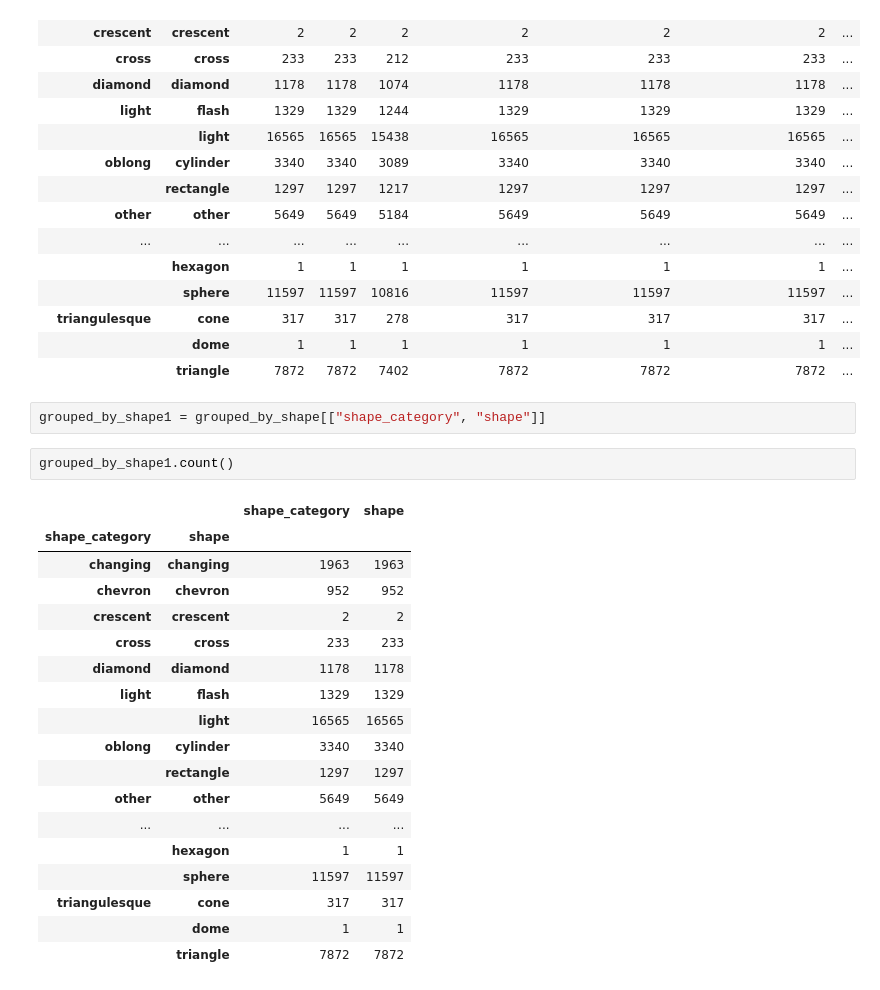
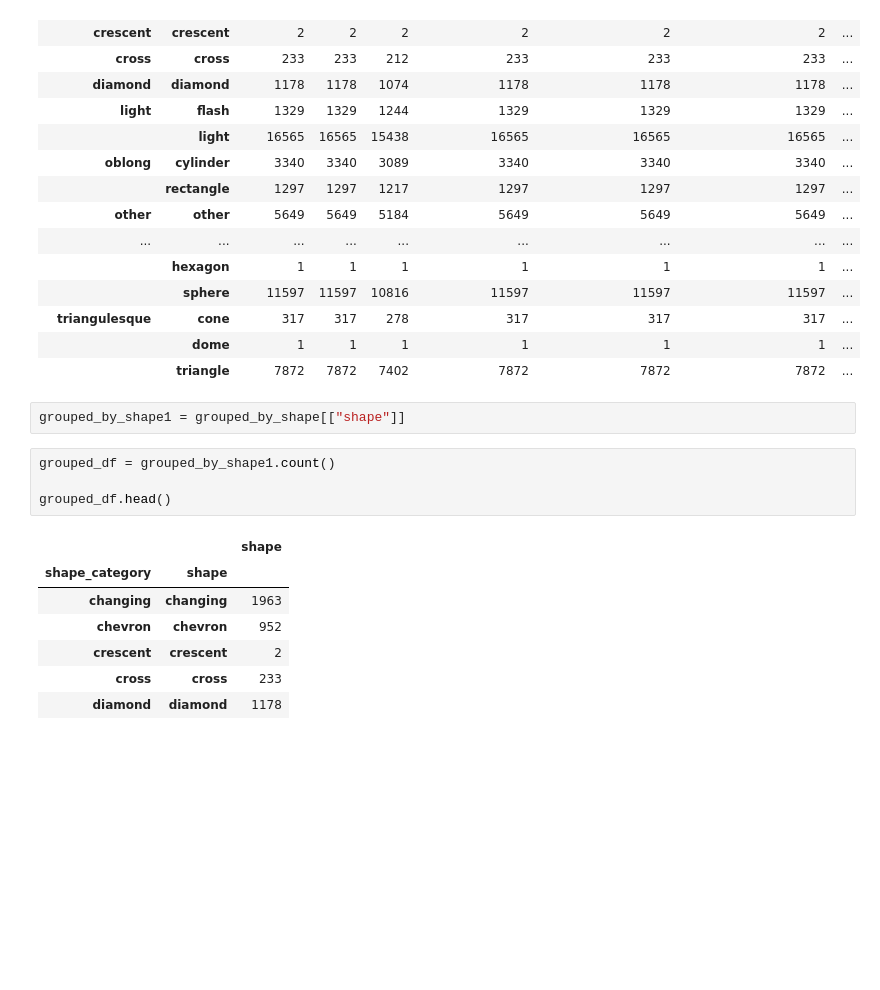
Before and after one commit to AmyWagarCinch/UFO-Sighting-Analysis, a Jupyter notebook: UFO_shapes.ipynb, the cells around one changed output. Cells and saved outputs as stored; diff of their text form; blank space fills up the shorter version.

```diff
--- a/UFO_shapes.ipynb
+++ b/UFO_shapes.ipynb
@@ -218,25 +218,16 @@ grouped_by_shape.count()
 |  | dome | 1 | 1 | 1 | 1 | 1 | 1 | ... |
 |  | triangle | 7872 | 7872 | 7402 | 7872 | 7872 | 7872 | ... |
 # %%
-grouped_by_shape1 = grouped_by_shape[["shape_category", "shape"]]
+grouped_by_shape1 = grouped_by_shape[["shape"]]
-# %%
-grouped_by_shape1.count()
-# %% [output]
-|  |  | shape_category | shape |
-| shape_category | shape |  |  |
-| changing | changing | 1963 | 1963 |
-| chevron | chevron | 952 | 952 |
-| crescent | crescent | 2 | 2 |
-| cross | cross | 233 | 233 |
-| diamond | diamond | 1178 | 1178 |
-| light | flash | 1329 | 1329 |
-|  | light | 16565 | 16565 |
-| oblong | cylinder | 3340 | 3340 |
-|  | rectangle | 1297 | 1297 |
-| other | other | 5649 | 5649 |
-| ... | ... | ... | ... |
-|  | hexagon | 1 | 1 |
-|  | sphere | 11597 | 11597 |
-| triangulesque | cone | 317 | 317 |
-|  | dome | 1 | 1 |
-|  | triangle | 7872 | 7872 |
+# %%
+grouped_df = grouped_by_shape1.count()
+
+grouped_df.head()
+# %% [output]
+|  |  | shape |
+| shape_category | shape |  |
+| changing | changing | 1963 |
+| chevron | chevron | 952 |
+| crescent | crescent | 2 |
+| cross | cross | 233 |
+| diamond | diamond | 1178 |
```
Also changed, not shown: parts of 2 cells of this notebook.
